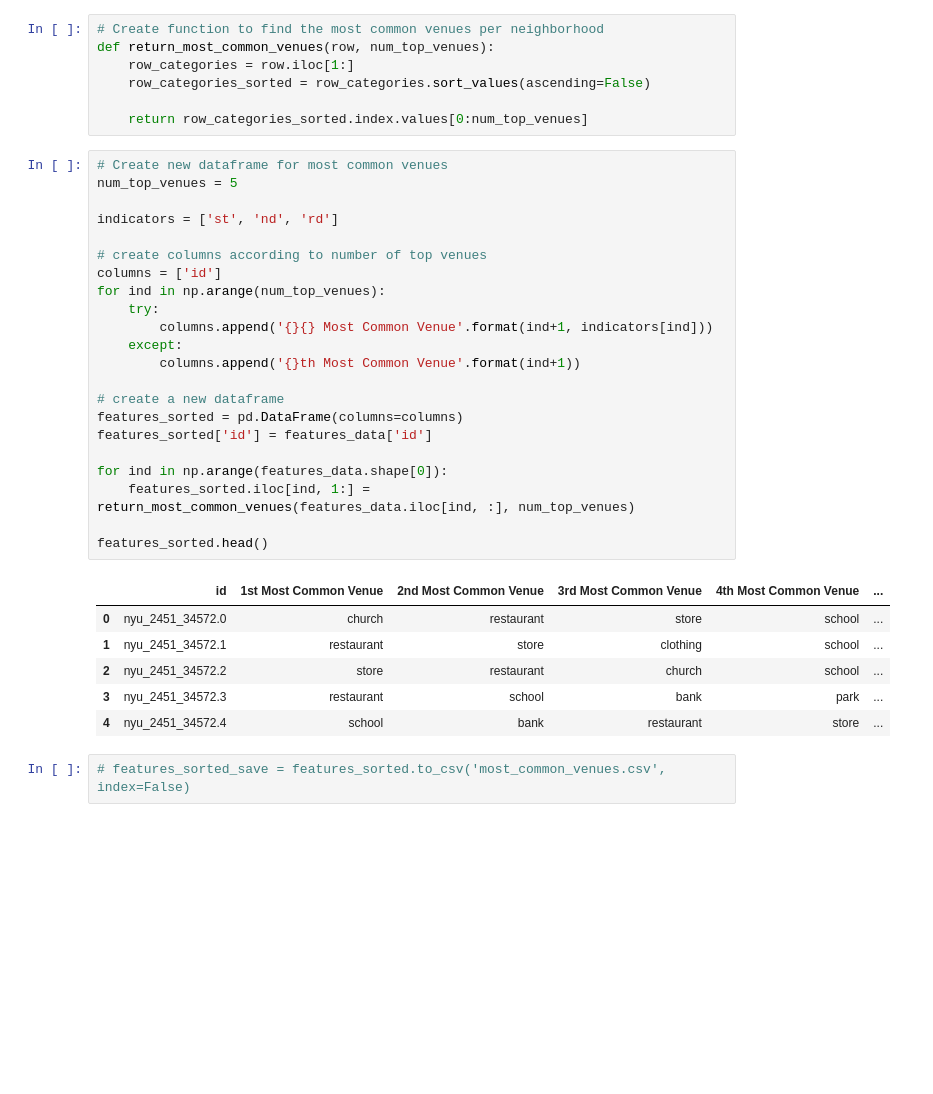
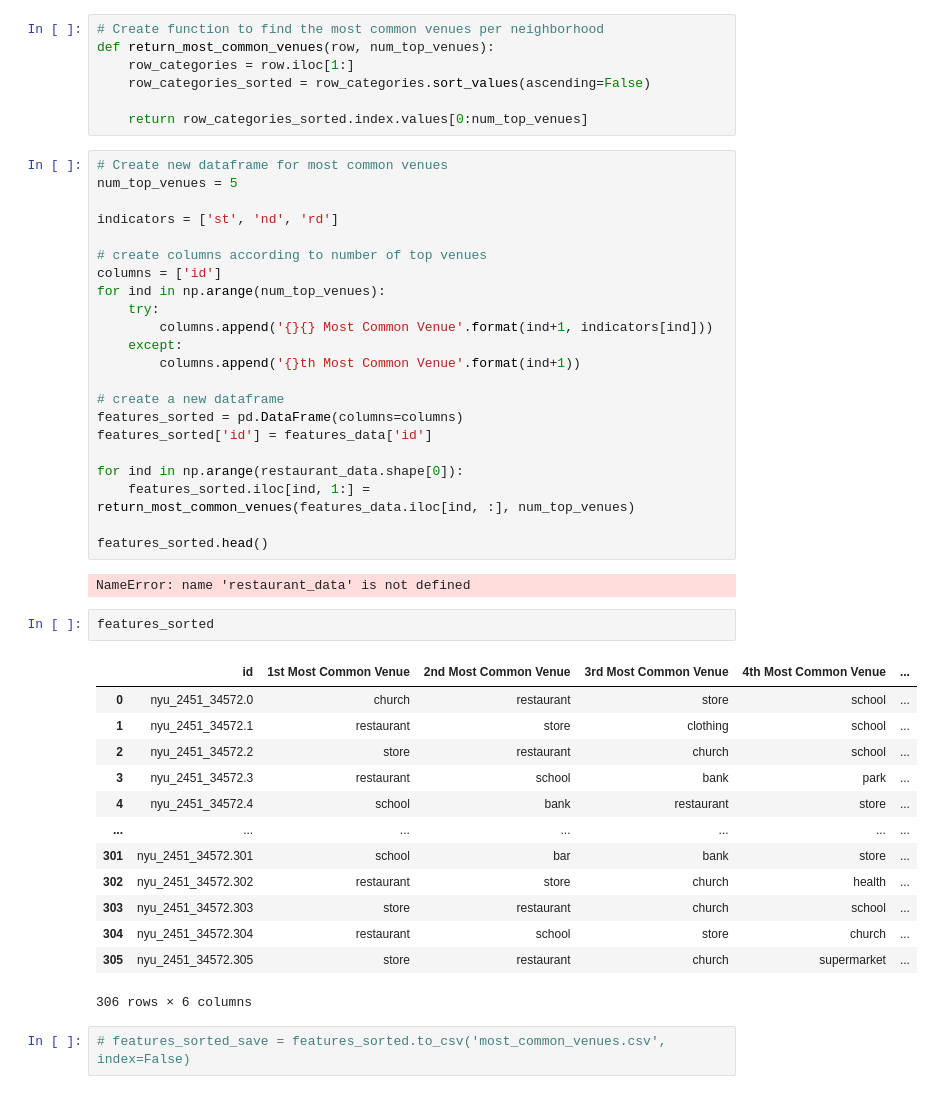
Before and after one commit to ktamkee/NYC_midterm_project, a Jupyter notebook: svc/K-Means_V3.ipynb, the cells around one changed output. Saved outputs shown, nothing was run; the diff lists cells and outputs as text; blank space fills up the shorter version.

```diff
--- a/svc/K-Means_V3.ipynb
+++ b/svc/K-Means_V3.ipynb
@@ -69,17 +72,28 @@ for ind in np.arange(num_top_venues):
 features_sorted = pd.DataFrame(columns=columns)
 features_sorted['id'] = features_data['id']
 
-for ind in np.arange(features_data.shape[0]):
+for ind in np.arange(restaurant_data.shape[0]):
     features_sorted.iloc[ind, 1:] = return_most_common_venues(features_data.iloc[ind, :], num_top_venues)
 
 features_sorted.head()
 # %% [output]
-|  | id | 1st Most Common Venue | 2nd Most Common Venue | 3rd Most Common Venue | 4th Most Common Venue | ... |
-| 0 | nyu_2451_34572.0 | church | restaurant | store | school | ... |
-| 1 | nyu_2451_34572.1 | restaurant | store | clothing | school | ... |
-| 2 | nyu_2451_34572.2 | store | restaurant | church | school | ... |
-| 3 | nyu_2451_34572.3 | restaurant | school | bank | park | ... |
-| 4 | nyu_2451_34572.4 | school | bank | restaurant | store | ... |
+NameError: name 'restaurant_data' is not defined
+# %%
+features_sorted
+# %% [output]
+|  | id | 1st Most Common Venue | 2nd Most Common Venue | 3rd Most Common Venue | 4th Most Common Venue | ... |
+| 0 | nyu_2451_34572.0 | church | restaurant | store | school | ... |
+| 1 | nyu_2451_34572.1 | restaurant | store | clothing | school | ... |
+| 2 | nyu_2451_34572.2 | store | restaurant | church | school | ... |
+| 3 | nyu_2451_34572.3 | restaurant | school | bank | park | ... |
+| 4 | nyu_2451_34572.4 | school | bank | restaurant | store | ... |
+| ... | ... | ... | ... | ... | ... | ... |
+| 301 | nyu_2451_34572.301 | school | bar | bank | store | ... |
+| 302 | nyu_2451_34572.302 | restaurant | store | church | health | ... |
+| 303 | nyu_2451_34572.303 | store | restaurant | church | school | ... |
+| 304 | nyu_2451_34572.304 | restaurant | school | store | church | ... |
+| 305 | nyu_2451_34572.305 | store | restaurant | church | supermarket | ... |
+306 rows × 6 columns
 # %%
 # features_sorted_save = features_sorted.to_csv('most_common_venues.csv', index=False)
 # %%
```
Also changed, not shown: parts of 3 cells of this notebook, 5 other files.
